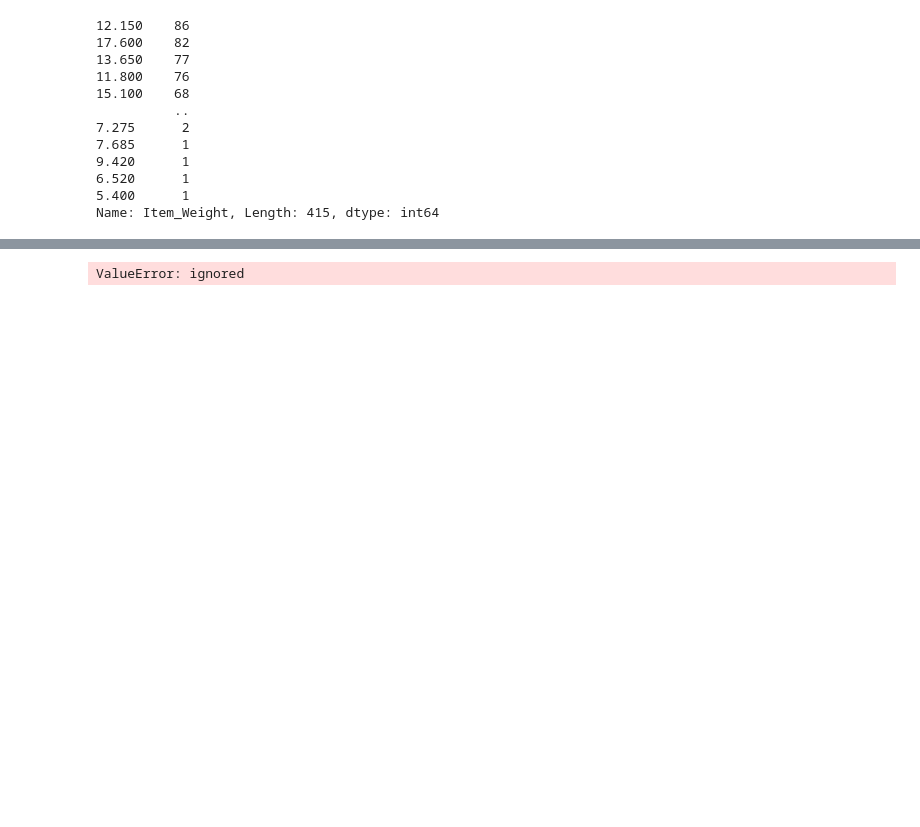
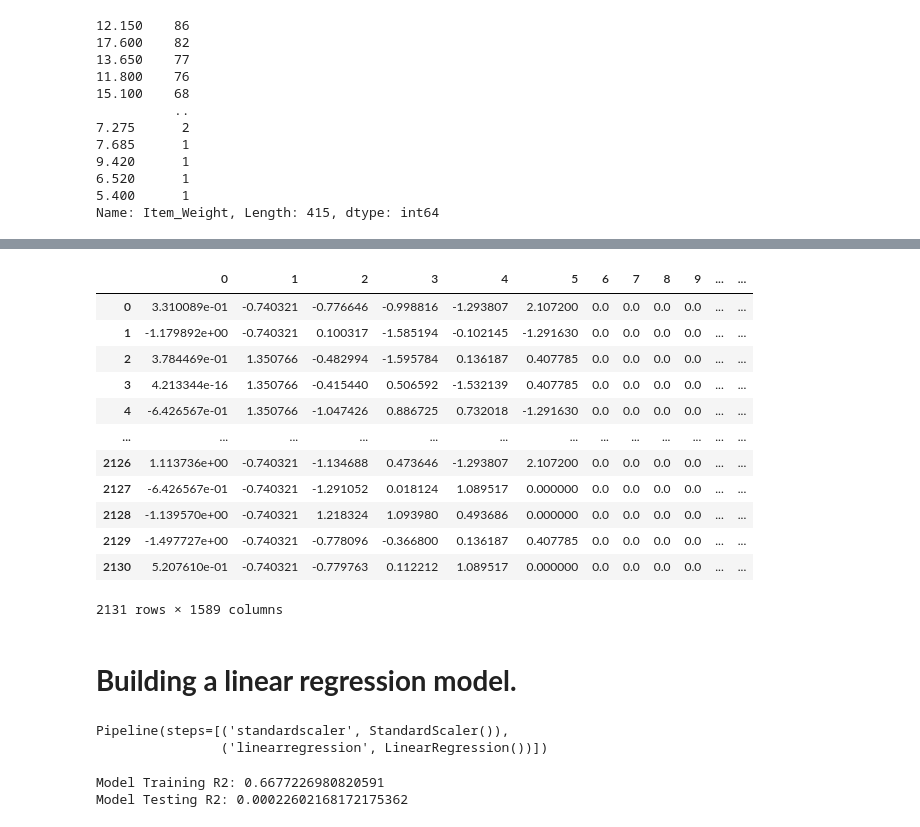
Before and after one commit to Ssendags/Food_Sales_Predictions, a Jupyter notebook: Ssendagire_Denis_Project_1_food_sales_prediction.ipynb, the cells around one changed output, grey strips where cells are left out. Cells and saved outputs as stored; diff of their text form; code cells hidden in the pictures; blank space fills up the shorter version.

```diff
--- a/Ssendagire_Denis_Project_1_food_sales_prediction.ipynb
+++ b/Ssendagire_Denis_Project_1_food_sales_prediction.ipynb
@@ -510,7 +541,23 @@ print(X_train_processed)
    0.        ]]
 # %%
-# X_test_processed_df = pd.DataFrame(X_test_processed)
-# X_test_processed_df
+X_test_processed_df = pd.DataFrame(X_test_processed)
+X_test_processed_df
+# %% [output]
+|  | 0 | 1 | 2 | 3 | 4 | 5 | 6 | 7 | 8 | 9 | ... | ... |
+| 0 | 3.310089e-01 | -0.740321 | -0.776646 | -0.998816 | -1.293807 | 2.107200 | 0.0 | 0.0 | 0.0 | 0.0 | ... | ... |
+| 1 | -1.179892e+00 | -0.740321 | 0.100317 | -1.585194 | -0.102145 | -1.291630 | 0.0 | 0.0 | 0.0 | 0.0 | ... | ... |
+| 2 | 3.784469e-01 | 1.350766 | -0.482994 | -1.595784 | 0.136187 | 0.407785 | 0.0 | 0.0 | 0.0 | 0.0 | ... | ... |
+| 3 | 4.213344e-16 | 1.350766 | -0.415440 | 0.506592 | -1.532139 | 0.407785 | 0.0 | 0.0 | 0.0 | 0.0 | ... | ... |
+| 4 | -6.426567e-01 | 1.350766 | -1.047426 | 0.886725 | 0.732018 | -1.291630 | 0.0 | 0.0 | 0.0 | 0.0 | ... | ... |
+| ... | ... | ... | ... | ... | ... | ... | ... | ... | ... | ... | ... | ... |
+| 2126 | 1.113736e+00 | -0.740321 | -1.134688 | 0.473646 | -1.293807 | 2.107200 | 0.0 | 0.0 | 0.0 | 0.0 | ... | ... |
+| 2127 | -6.426567e-01 | -0.740321 | -1.291052 | 0.018124 | 1.089517 | 0.000000 | 0.0 | 0.0 | 0.0 | 0.0 | ... | ... |
+| 2128 | -1.139570e+00 | -0.740321 | 1.218324 | 1.093980 | 0.493686 | 0.000000 | 0.0 | 0.0 | 0.0 | 0.0 | ... | ... |
+| 2129 | -1.497727e+00 | -0.740321 | -0.778096 | -0.366800 | 0.136187 | 0.407785 | 0.0 | 0.0 | 0.0 | 0.0 | ... | ... |
+| 2130 | 5.207610e-01 | -0.740321 | -0.779763 | 0.112212 | 1.089517 | 0.000000 | 0.0 | 0.0 | 0.0 | 0.0 | ... | ... |
+2131 rows × 1589 columns
+# %% [markdown]
+# **Building a linear regression model.**
 # %%
 # Import necessary libraries.
 from sklearn.preprocessing import StandardScaler
@@ -523,7 +570,8 @@ lin_reg = LinearRegression()
 # Create pipeline.
 lin_reg_pipe = make_pipeline(scaler, lin_reg)
 # Fit pipeline
-lin_reg_pipe.fit(X_train_processed, X_test_processed)
+lin_reg_pipe.fit(X_train_processed, y_train)
 # %% [output]
-ValueError: ignored
+Pipeline(steps=[('standardscaler', StandardScaler()),
+                ('linearregression', LinearRegression())])
 # %%
@@ -532,0 +581,10 @@ ValueError: ignored
+# %%
+# Calculating R^2
+train_r2 = np.corrcoef(y_train, train_pred)[0][1]**2
+test_r2 = np.corrcoef(y_test, test_pred)[0][1]**2
+
+print(f"Model Training R2: {train_r2}")
+print(f"Model Testing R2: {test_r2}")
+# %% [output]
+Model Training R2: 0.6677226980820591
+Model Testing R2: 0.00022602168172175362
```
Also changed, not shown: parts of 30 cells of this notebook.
